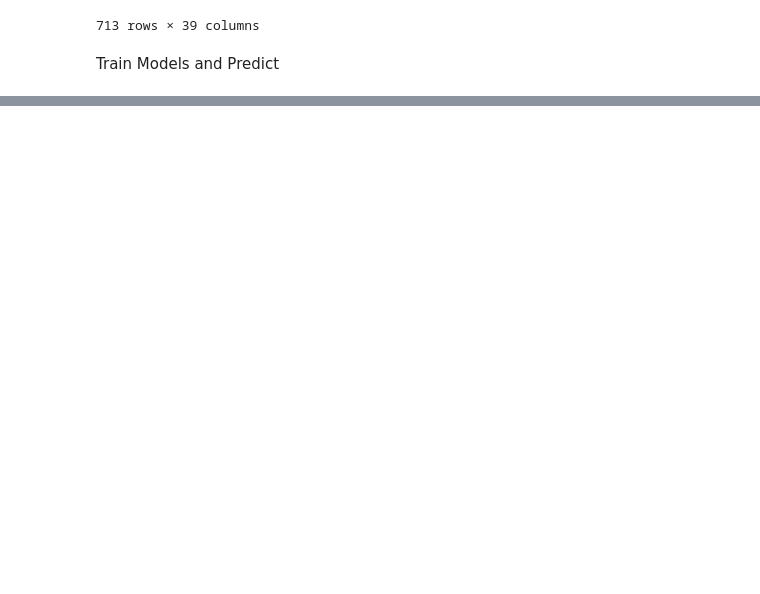
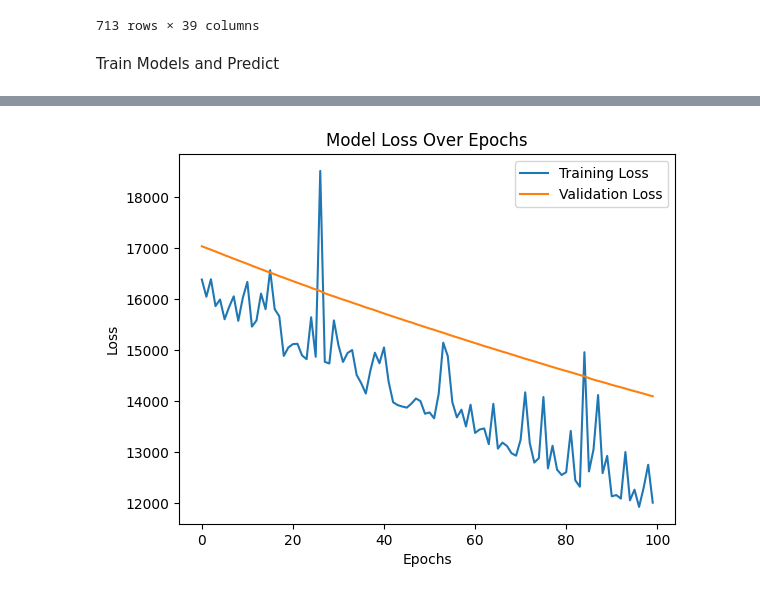
Before and after one commit to Gemini196/BioInformatics_, a Jupyter notebook: project_notebook_transfer_learning.ipynb, the cells around one changed output, grey strips where cells are left out. Saved outputs shown, nothing was run; the diff lists cells and outputs as text; code cells hidden in the pictures; blank space fills up the shorter version.

```diff
--- a/project_notebook.ipynb
+++ b/project_notebook_transfer_learning.ipynb
@@ -331,0 +304,5 @@ plt.show()
+# %%
+from tensorflow.keras.models import load_model
+
+# Load the pre-trained model
+model = load_model('NN_model.keras')
@@ -331,0 +335,22 @@ plt.show()
+# %%
+
+# Add new layers for the regression task
+x = Dense(128, activation='relu', name='dense_new_128')(x)  # Example of an additional layer, with unique name
+new_output = Dense(1, activation='linear', name='output_new')(x)  # New output layer for regression, with unique name
+
+# Create the new model
+new_model = Model(inputs=new_input, outputs=new_output)
+
+# Optionally, freeze the earlier layers
+for layer in new_model.layers[:-1]:
+    layer.trainable = False
+# %%
+# Compile the new model with a regression loss function
+new_model.compile(optimizer='adam', loss='mean_squared_error', metrics=['mae'])
+# %%
+history = new_model.fit(
+    X_train_pca, y_train,
+    epochs=100,  # Adjust based on the convergence of loss
+    batch_size=32,  # Adjust based on your dataset size and memory capacity
+    validation_data=(X_val_pca, y_val)
+)
@@ -331,0 +381,12 @@ plt.show()
+# %%
+import matplotlib.pyplot as plt
+
+plt.plot(history.history['loss'], label='Training Loss')
+plt.plot(history.history['val_loss'], label='Validation Loss')
+plt.title('Model Loss Over Epochs')
+plt.xlabel('Epochs')
+plt.ylabel('Loss')
+plt.legend()
+plt.show()
+# %% [output]
+[figure, added]
```
Also changed, not shown: parts of 11 cells of this notebook, 3 other files.
